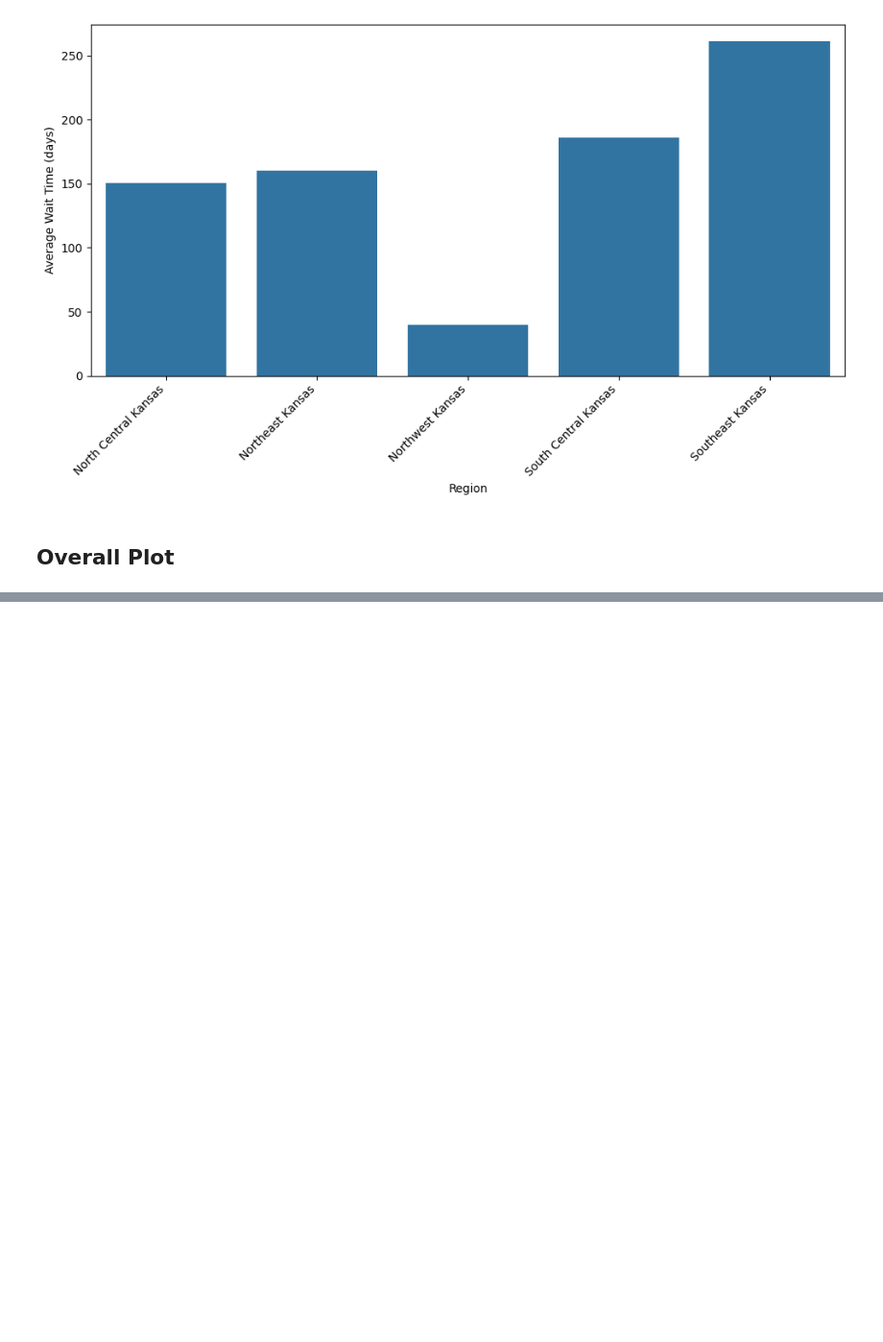
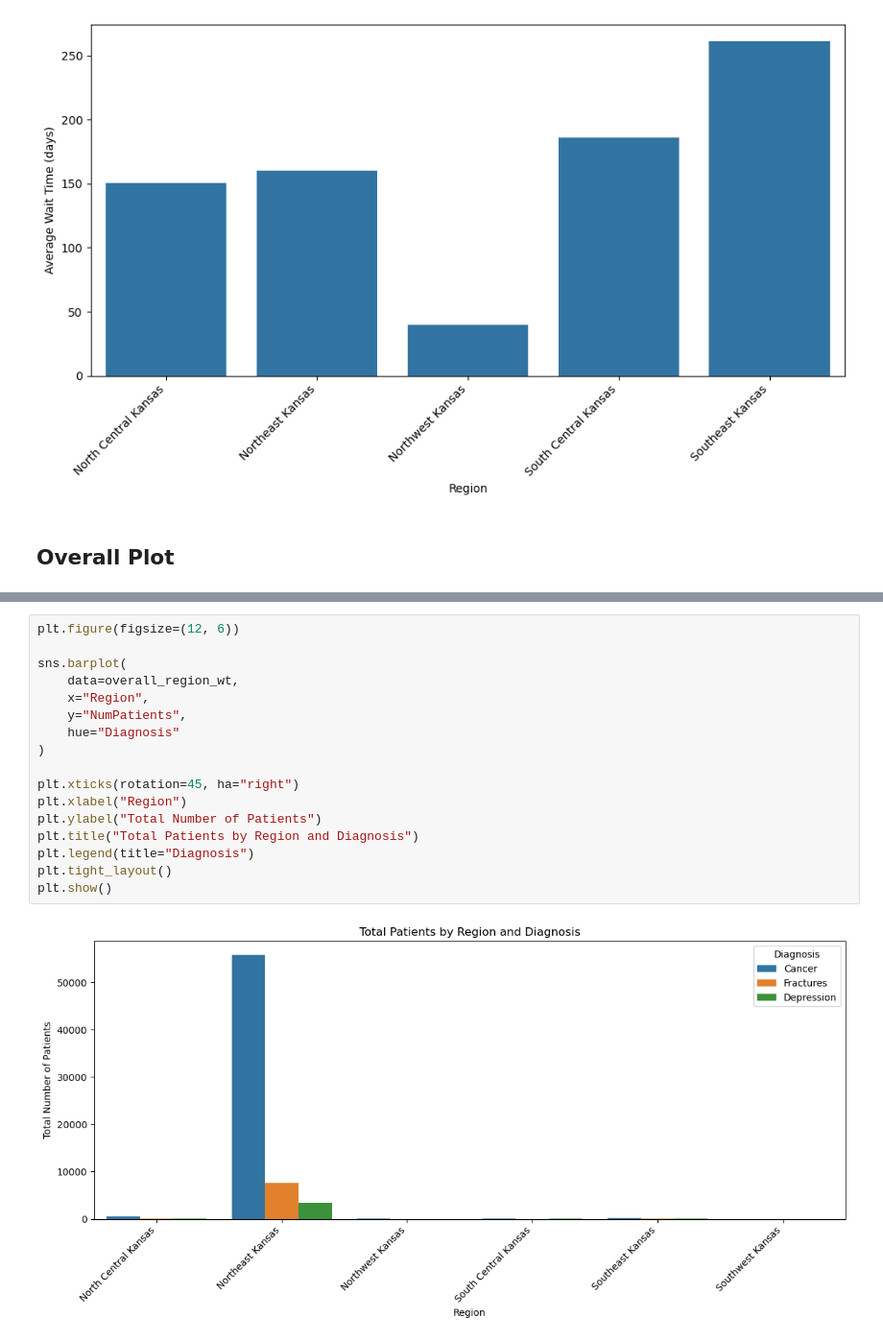
Before and after one commit to Takeshi-Chang/nu-datafest-2026, a Jupyter notebook: Cleaning_Hannah.ipynb, the cells around one changed output, grey strips where cells are left out. Shown at 96% size. Saved outputs shown, nothing was run; the diff lists cells and outputs as text; blank space fills up the shorter version.

```diff
--- a/Cleaning_Hannah.ipynb
+++ b/Cleaning_Hannah.ipynb
@@ -592,0 +640,19 @@ NameError: name 'depressive_region_wt' is not defined
+# %%
+plt.figure(figsize=(12, 6))
+
+sns.barplot(
+    data=overall_region_wt,
+    x="Region",
+    y="NumPatients",
+    hue="Diagnosis"
+)
+
+plt.xticks(rotation=45, ha="right")
+plt.xlabel("Region")
+plt.ylabel("Total Number of Patients")
+plt.title("Total Patients by Region and Diagnosis")
+plt.legend(title="Diagnosis")
+plt.tight_layout()
+plt.show()
+# %% [output]
+[figure, added]
```
Also changed, not shown: parts of 7 cells of this notebook.
